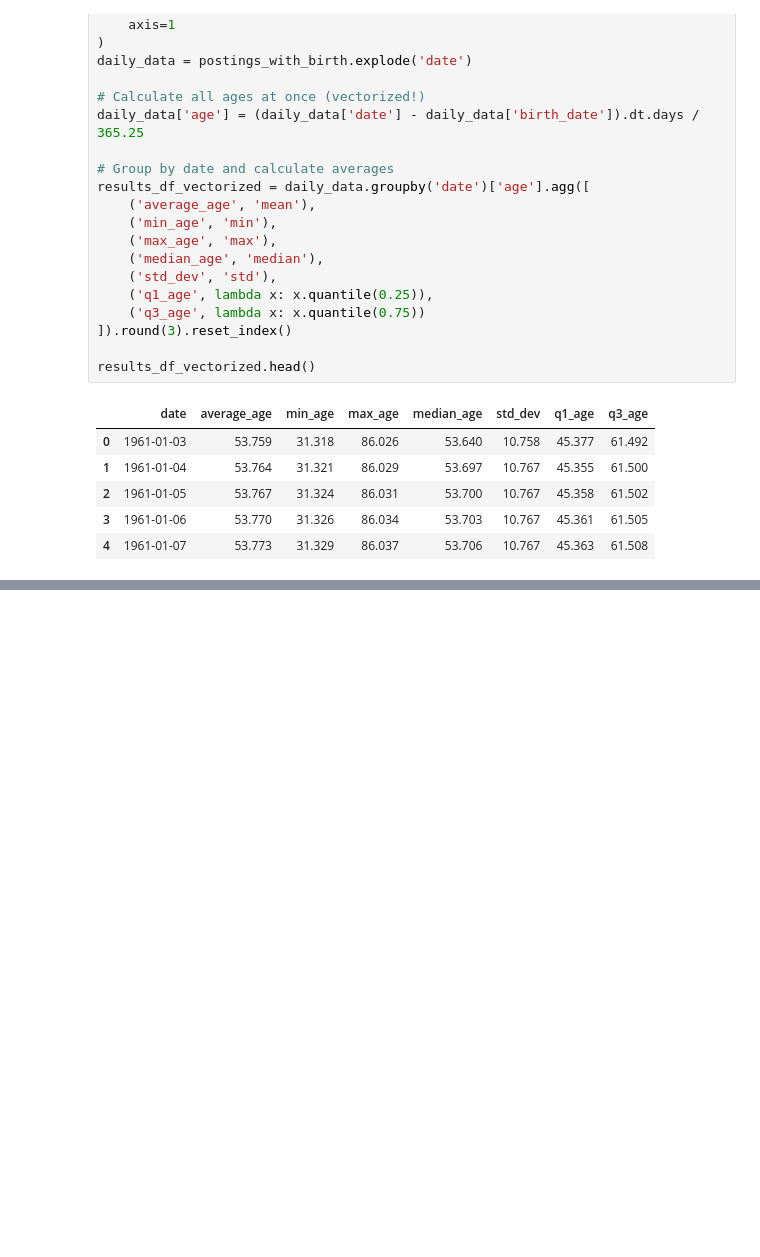
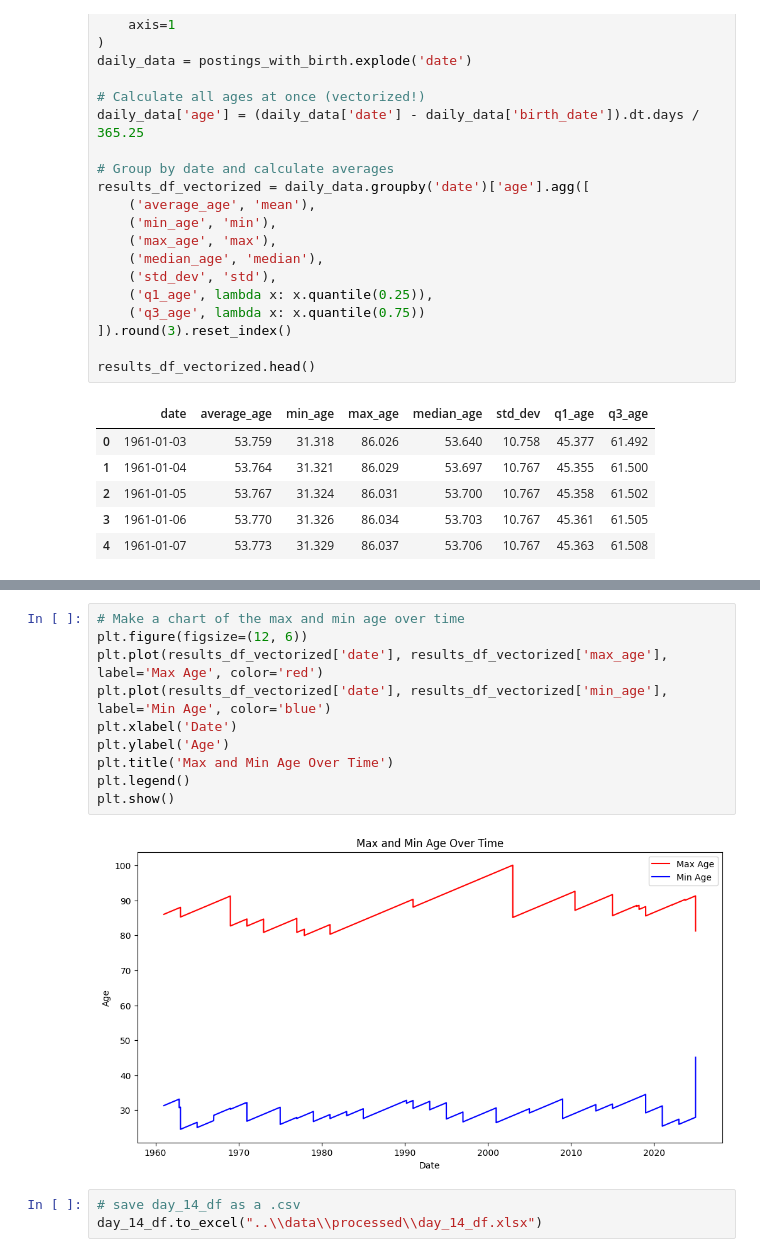
Before and after one commit to Jeff-Oliver/age-of-congress, a Jupyter notebook: notebooks/visualizations.ipynb, the cells around one changed output, grey strips where cells are left out. Saved outputs shown, nothing was run; the diff lists cells and outputs as text; blank space fills up the shorter version.

```diff
--- a/notebooks/visualizations.ipynb
+++ b/notebooks/visualizations.ipynb
@@ -171,0 +236,15 @@ results_df_vectorized.to_csv('../data/processed/age_analysis.csv', index=False)
+# %%
+# Make a chart of the max and min age over time
+plt.figure(figsize=(12, 6))
+plt.plot(results_df_vectorized['date'], results_df_vectorized['max_age'], label='Max Age', color='red')
+plt.plot(results_df_vectorized['date'], results_df_vectorized['min_age'], label='Min Age', color='blue')
+plt.xlabel('Date')
+plt.ylabel('Age')
+plt.title('Max and Min Age Over Time')
+plt.legend()
+plt.show()
+# %% [output]
+[figure, added]
+# %%
+# save day_14_df as a .csv
+day_14_df.to_excel("..\\data\\processed\\day_14_df.xlsx")
```
Also changed, not shown: parts of 9 cells of this notebook, 3 other files.
